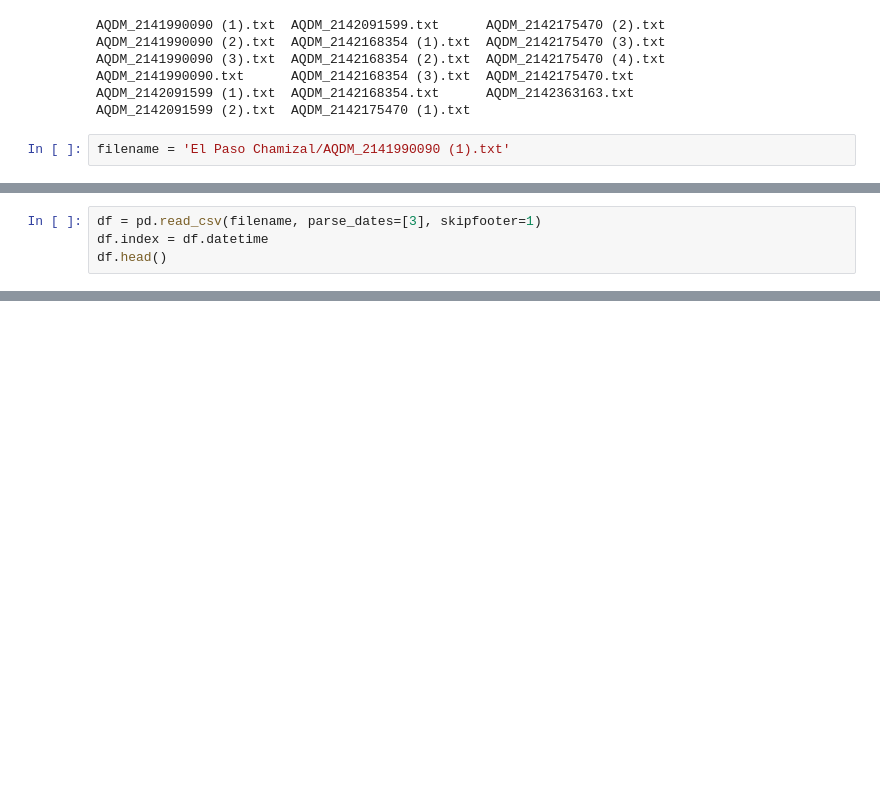
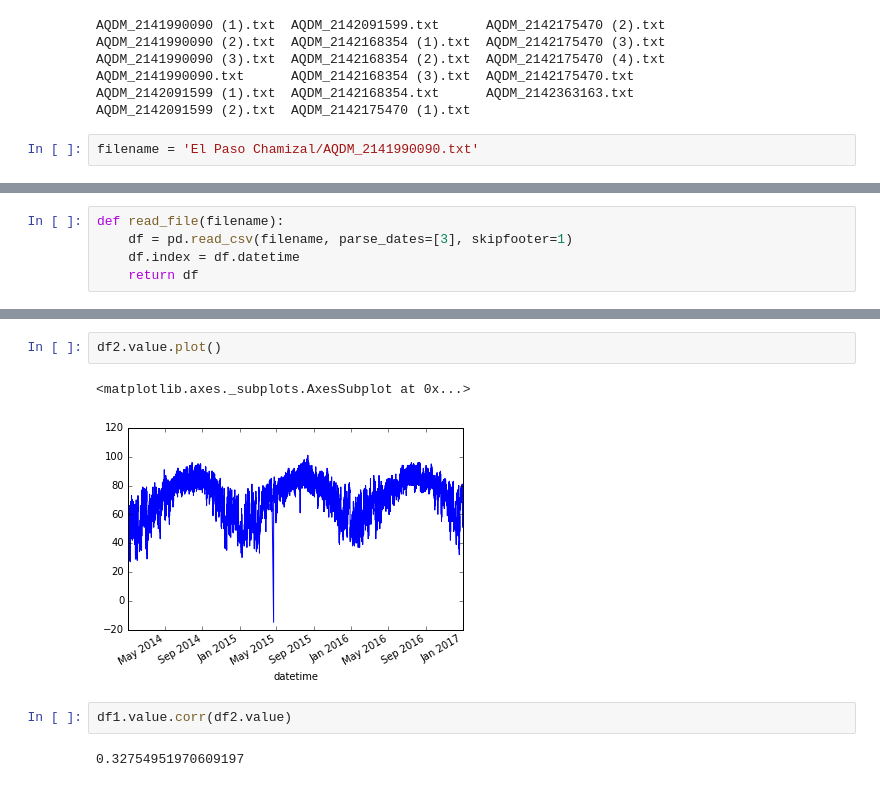
Before and after one commit to AllenDowney/AtmoChem, a Jupyter notebook: AirQualityData/el_paso.ipynb, the cells around one changed output, grey strips where cells are left out. Saved outputs shown, nothing was run; the diff lists cells and outputs as text; blank space fills up the shorter version.

```diff
--- a/AirQualityData/el_paso.ipynb
+++ b/AirQualityData/el_paso.ipynb
@@ -19,4 +19,4 @@ AQDM_2141990090.txt      AQDM_2142168354 (3).txt  AQDM_2142175470.txt
 AQDM_2142091599 (1).txt  AQDM_2142168354.txt      AQDM_2142363163.txt
 AQDM_2142091599 (2).txt  AQDM_2142175470 (1).txt
 # %%
-filename = 'El Paso Chamizal/AQDM_2141990090 (1).txt'
+filename = 'El Paso Chamizal/AQDM_2141990090.txt'
@@ -23,4 +98,5 @@ filename = 'El Paso Chamizal/AQDM_2141990090 (1).txt'
 # %%
-df = pd.read_csv(filename, parse_dates=[3], skipfooter=1)
-df.index = df.datetime
-df.head()
+def read_file(filename):
+    df = pd.read_csv(filename, parse_dates=[3], skipfooter=1)
+    df.index = df.datetime
+    return df
@@ -34,0 +116,9 @@ df.head()
+# %%
+df2.value.plot()
+# %% [output]
+<matplotlib.axes._subplots.AxesSubplot at 0x...>
+[figure, added]
+# %%
+df1.value.corr(df2.value)
+# %% [output]
+0.32754951970609197
```
Also changed, not shown: parts of 22 cells of this notebook.
